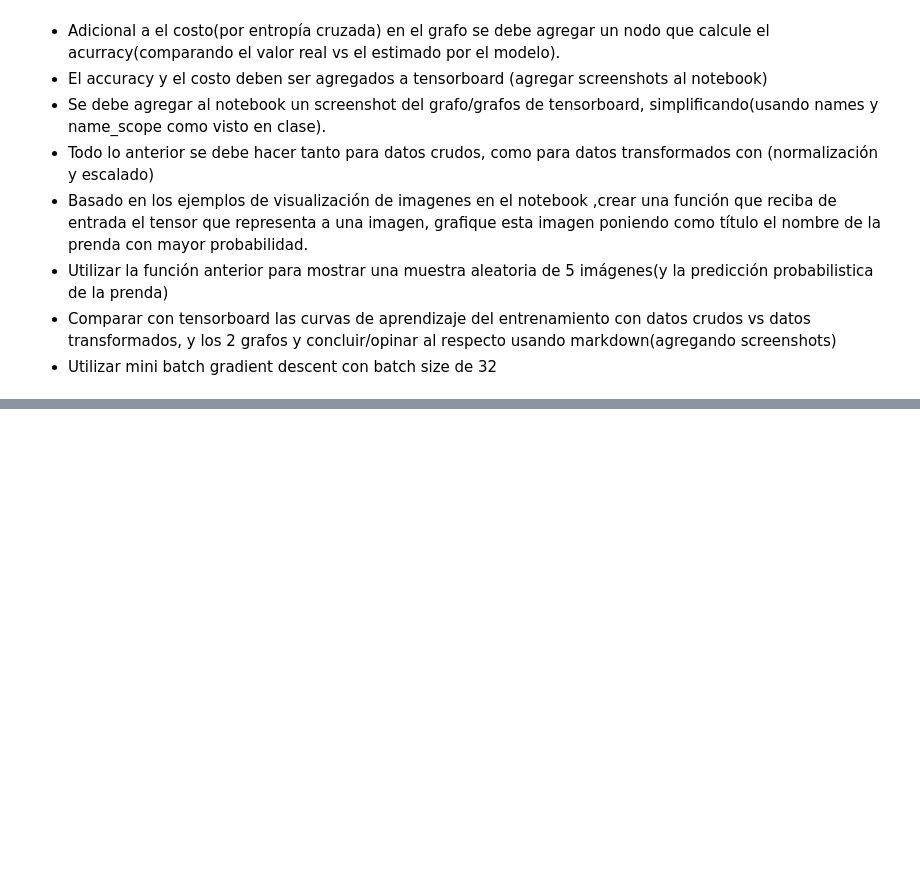
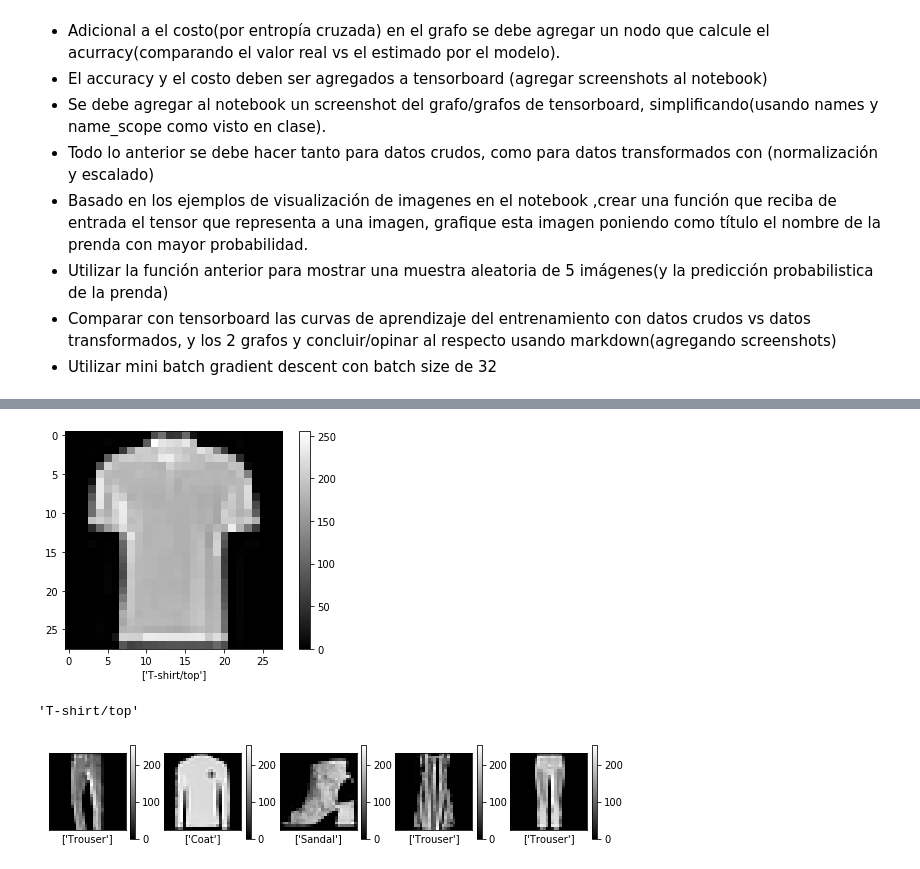
Before and after one commit to Josealigo/StatisticalLearning, a Jupyter notebook: Fashion_mnist-JoseLigorria.ipynb, the cells around one changed output, grey strips where cells are left out. Drawn from its saved outputs; the diff is of its cells as text; code cells hidden in the pictures; blank space fills up the shorter version.

Commit message:
Add of plots

```diff
--- a/Fashion_mnist-JoseLigorria.ipynb
+++ b/Fashion_mnist-JoseLigorria.ipynb
@@ -122,20 +135,17 @@ class ModeloRegresionLogistica:
         self.m = tf.get_variable("pendientes",dtype=tf.float32,shape=[28,28,6],initializer=tf.zeros_initializer())
         self.b = tf.get_variable("intercepto",dtype=tf.float32,shape=[6],initializer=tf.zeros_initializer())
         self.scale = tf.get_variable("scale",dtype=tf.bool,initializer=False)
-        self.los_sd = tf.get_variable("sd",dtype=tf.float32,shape=[28,28],initializer=tf.zeros_initializer())
+        self.los_sd = tf.get_variable("sd",dtype=tf.float32,shape=[28,28],initializer=tf.ones_initializer())
         self.los_mean = tf.get_variable("mean",dtype=tf.float32,shape=[28,28],initializer=tf.zeros_initializer())
 
     def __call__(self,x):
-        if self.scale:
-            piv_x = (x-self.los_mean)/self.los_sd
-        return tf.nn.sigmoid(tf.add(tf.tensordot(x, self.m,axes = [[2,1], [0,1]]), self.b))
+        return tf.nn.sigmoid(tf.add(tf.tensordot((x-self.los_mean)/self.los_sd, self.m,axes = [[2,1], [0,1]]), self.b))
 
     def actualizar(self,x,y,learning_rate):
         prediccion = self(x)
-        cost = tf.nn.sigmoid_cross_entropy_with_logits(logits = prediccion, labels = y)
-        cost_val = tf.reduce_sum(x)
+        cost = tf.reduce_mean(tf.reduce_sum(tf.nn.sigmoid_cross_entropy_with_logits(logits = prediccion, labels = y) ,1))
         with tf.name_scope("Cost"):
-                cost_summary = tf.summary.scalar(name = "CostSummary", tensor = cost_val)
+                cost_summary = tf.summary.scalar(name = "CostSummary", tensor = cost)
         correctas = tf.equal(tf.argmax(prediccion, 1), tf.argmax(y, 1))
         accuracy = tf.reduce_mean(tf.cast(correctas, tf.float32))
         with tf.name_scope("Accuracy"):
@@ -165,17 +175,18 @@ def EntrenamientoRegresionLogistica(var_x,var_y,learning_rate = 0.000000001,epoc
     tensor_y = tf.placeholder(tf.float32,[None,6],"tensor_y")
 
     now = datetime.now()
-    logdir = "./tf_logs/" + now.strftime("%Y%m%d-%H%M%S") +"_lr_"+str(learning_rate) + "_epochs_" + str(epochs)  + "_batch_size_" + str(batch_size)
+    logdir = "./tf_logs/" + now.strftime("%Y%m%d-%H%M%S") +"_lr_"+str(learning_rate) + "_epochs_" + str(epochs)  + "_batch_size_" + str(batch_size) + "_scale_" + str(scale)
 
-    prediccion = modelo(tensor_x)
+    #prediccion = modelo(tensor_x)
     actualizacion_parametros = modelo.actualizar(tensor_x,tensor_y,learning_rate)
-    actualizacion_scale = modelo.actualizar_scale(var_x)
+    actualizacion_scale = modelo.actualizar_scale(tensor_x)
 
     with tf.train.MonitoredSession() as session:
         train_writer = tf.summary.FileWriter( logdir, session.graph)
 
         if scale:
-            session.run(actualizacion_scale)
+            feed_dict = {tensor_x:var_x}
+            session.run(actualizacion_scale,feed_dict=feed_dict)
 
         print("Vamos a hacer ",epochs," epochs con ", total_iteraciones, "iteraciones cada una")
         for epoch in range(epochs):
@@ -188,12 +199,12 @@ def EntrenamientoRegresionLogistica(var_x,var_y,learning_rate = 0.000000001,epoc
                 feed_dict = {tensor_x:x_mb, tensor_y:y_mb}
 
                 la_actualizacion = session.run(actualizacion_parametros,feed_dict=feed_dict)
-                train_writer.add_summary(la_actualizacion[1],i) #Cost
-                train_writer.add_summary(la_actualizacion[2],i) #Accuracy
-            predicciones = session.run(prediccion,feed_dict=feed_dict)
-            feed_dict = {tensor_x:var_x, tensor_y:var_y}
+                train_writer.add_summary(la_actualizacion[1],epoch * total_iteraciones + i) #Cost
+                train_writer.add_summary(la_actualizacion[2],epoch * total_iteraciones + i) #Accuracy
+            #feed_dict = {tensor_x:var_x, tensor_y:var_y}
+            #predicciones = session.run(prediccion,feed_dict=feed_dict)
             if (epoch+1)%50 ==0:
-                print("Epoch ", epoch+1)
+                print("Epoch ", epoch+1 )
 
         pendiente_final,intercepto_final,scale_final,los_mean,los_sd = session.run([modelo.m,modelo.b,modelo.scale,modelo.los_mean,modelo.los_sd],feed_dict=feed_dict)
 
@@ -218,5 +245,5 @@ tmp-datetime.now()
 # %%
 tmp = datetime.now()
-pendiente_final2,intercepto_final2,scale_final2,los_mean2,los_sd2 = EntrenamientoRegresionLogistica(train_images_sub,train_labels_sub_onehot,epochs=200,batch_size=36000,scale = True)
+pendiente_final2,intercepto_final2,scale_final2,los_mean2,los_sd2 = EntrenamientoRegresionLogistica(train_images_sub,train_labels_sub_onehot,epochs=500,batch_size=32,scale = True)
 salida2 = ClasificadorRopa(test_images_sub,pendiente_final2,intercepto_final2,scale_final2,los_mean2,los_sd2)
 tmp-datetime.now()
@@ -228,0 +288,14 @@ pd.crosstab(np.array(salida2), np.array([dict_labels[x] for x in test_labels_sub
+# %%
+def GraficaPrediccion(figura):
+    plt.imshow(figura, cmap = 'gray')
+    label_pred = ClasificadorRopa(np.reshape(figura.astype(np.float32),(-1,28,28)),pendiente_final2,intercepto_final2,scale_final2,los_mean2,los_sd2)
+    plt.xlabel(label_pred)
+    plt.colorbar()
+# %%
+GraficaPrediccion(test_images_sub[190])
+# %% [output]
+[figure, added]
+# %%
+dict_labels[test_labels_sub[190]]
+# %% [output]
+'T-shirt/top'
@@ -228,0 +305,12 @@ pd.crosstab(np.array(salida2), np.array([dict_labels[x] for x in test_labels_sub
+# %%
+plt.figure(figsize=(10,10))
+
+for i in range(5):
+    plt.subplot(5,5,i+1)
+    plt.xticks([])
+    plt.yticks([])
+    plt.grid(False)
+    GraficaPrediccion(imagenes_random[i])
+plt.show()
+# %% [output]
+[figure, added]
```
Also changed, not shown: parts of 8 cells of this notebook.
